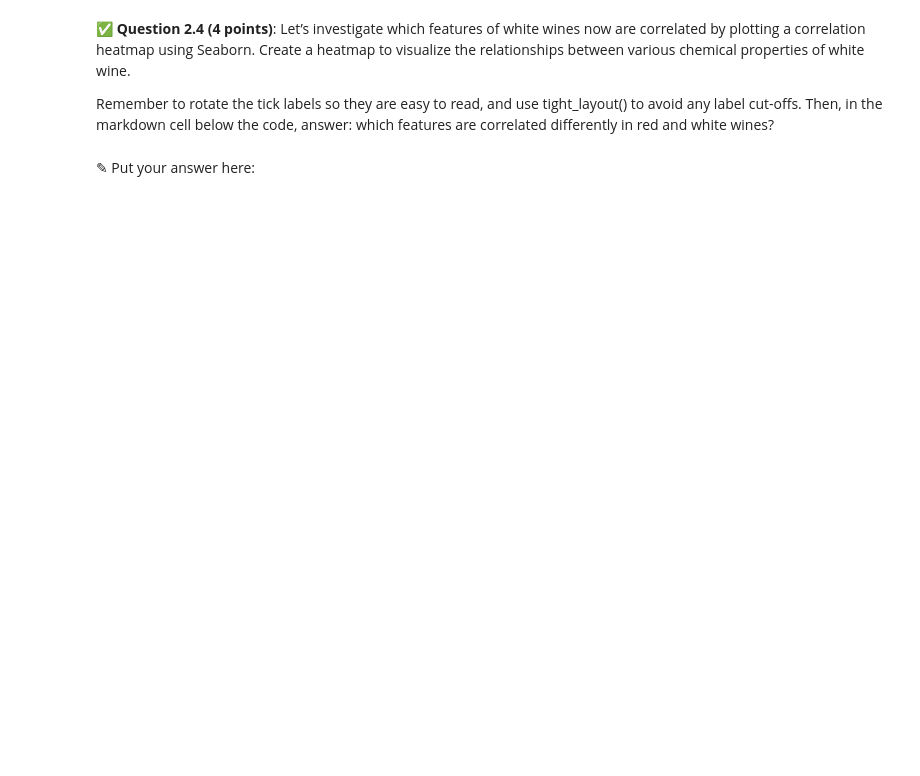
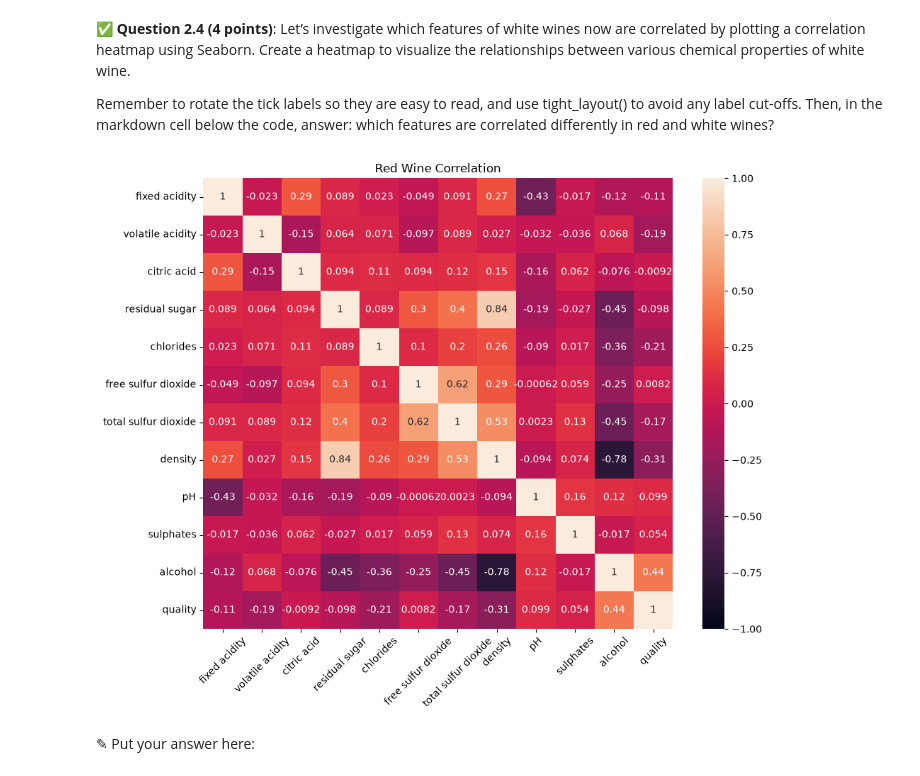
Before and after one commit to benni-ellisgoertler/CMSE202-f26-turnin, a Jupyter notebook: hw-03/HW03-Regression-STUDENT.ipynb, the cells around one changed output. Saved outputs shown, nothing was run; the diff lists cells and outputs as text; code cells hidden in the pictures; blank space fills up the shorter version.

```diff
--- a/hw-03/HW03-Regression-STUDENT.ipynb
+++ b/hw-03/HW03-Regression-STUDENT.ipynb
@@ -216,7 +269,14 @@ Remember to rotate the tick labels so they are easy to read, and use tight_layou
 Remember to rotate the tick labels so they are easy to read, and use tight_layout() to avoid any label cut-offs.
 Then, in the markdown cell below the code, answer: which features are correlated differently in red and white wines?
 # %%
-# Put your code here
+plt.figure(figsize=(10, 8))
+sns.heatmap(white.corr(), annot=True, vmin=-1, vmax=1)
+plt.title('Red Wine Correlation')
+plt.xticks(rotation=45)
+plt.tight_layout()
+plt.show()
+# %% [output]
+[figure, added]
 # %% [markdown]
 <font size=+3>&#9998;</font> Put your answer here:
 # %% [markdown]
```
Also changed, not shown: parts of 11 cells of this notebook, 2 other files.
